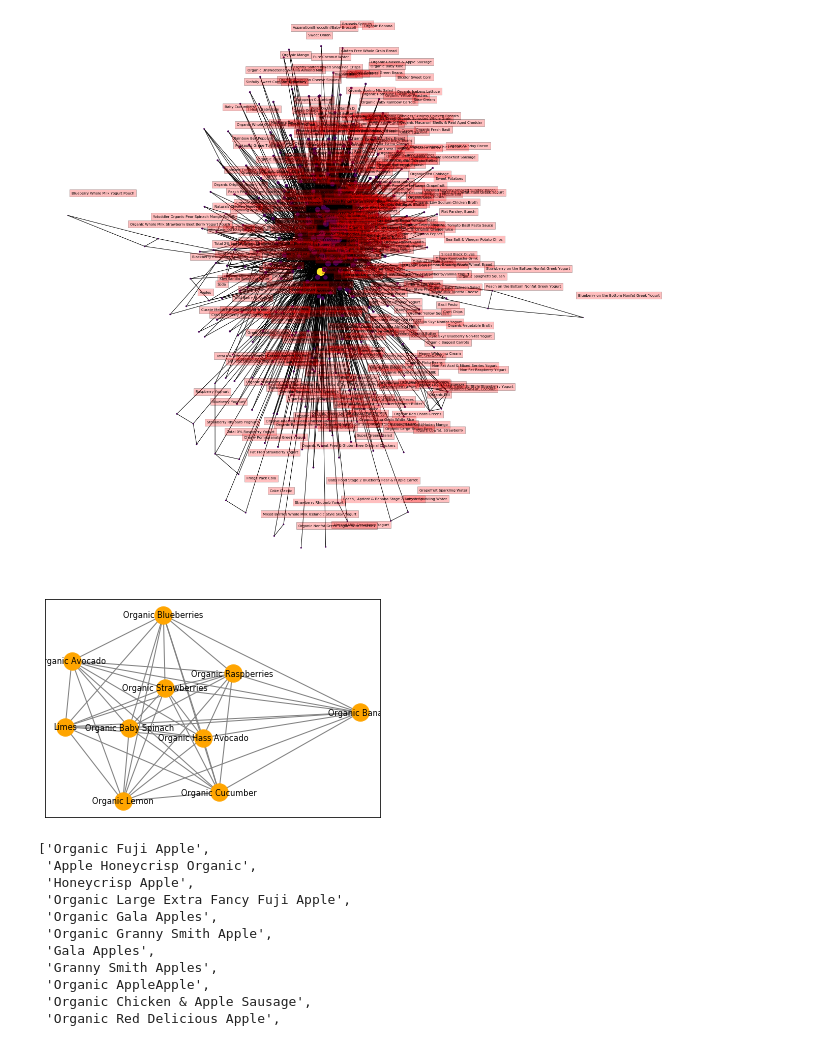
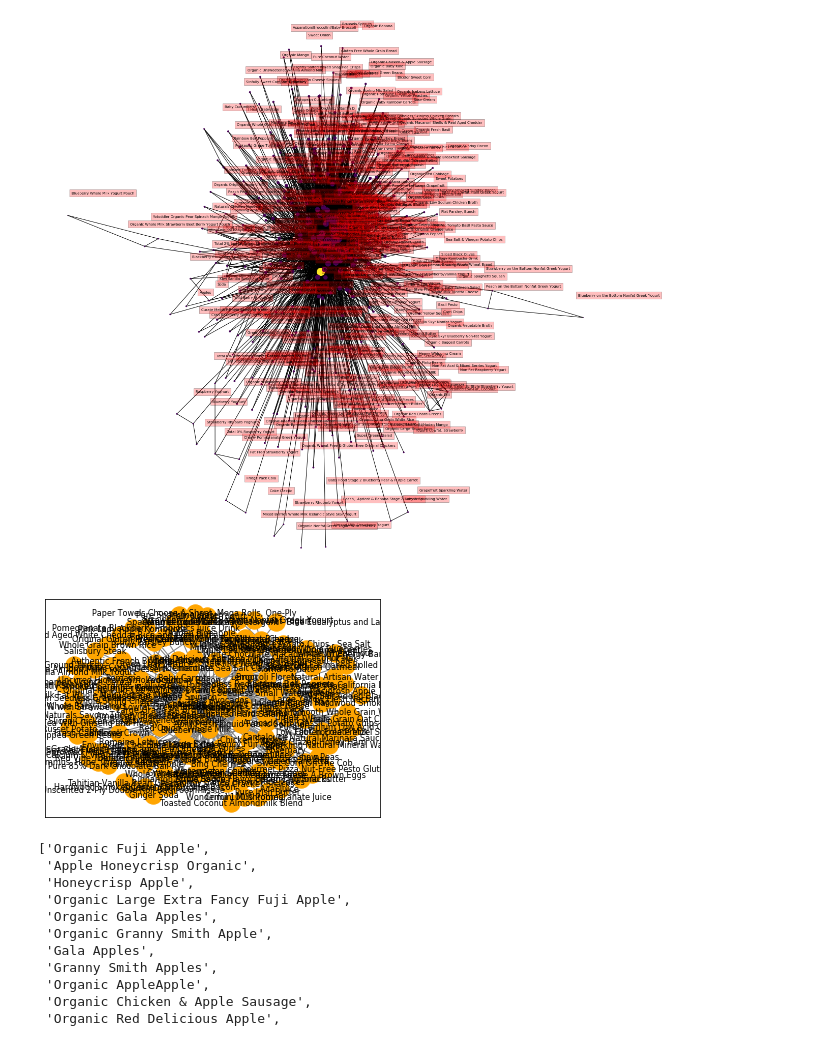
Before and after one commit to NeilSinclair/GroceryNetwork, a Jupyter notebook: Basket Network Analysis.ipynb, the cells around one changed output. Cells and saved outputs as stored; diff of their text form; code cells hidden in the pictures.

```diff
--- a/Basket Network Analysis.ipynb
+++ b/Basket Network Analysis.ipynb
@@ -64,0 +111,11 @@ counts = collections.Counter(paired_products)
+# %%
+paired_products_large = []
+
+# Create the pairwise product combinations
+for order_id in tqdm(order_ids):
+    tmp_df = orders_large[orders_large['order_id'] == order_id]
+    paired_products_large.extend(list(itertools.combinations(tmp_df.iloc[:, 2], 2)))
+# %%
+counts_small = collections.Counter(paired_products_small)
+
+counts_large = collections.Counter(paired_products_large)
@@ -65,6 +126,10 @@ counts = collections.Counter(paired_products)
 # %%
-food_df = pd.DataFrame(counts.most_common(50000),
+food_df_small = pd.DataFrame(counts_small.most_common(50000),
                       columns = ['products', 'counts'])
+
+
+food_df_large = pd.DataFrame(counts_large.most_common(50000),
+                      columns = ['products', 'counts'])
 # %%
 # Save the food dataframe for quicker processing
 # with open('pair_counts.pickle', 'wb') as f:
@@ -76,3 +142,6 @@ d = food_df.iloc[:10000, :].set_index('products').T.to_dict('records')
+# %%
+# d = food_df_small.set_index('products').T.to_dict('records')
+d = food_df_large.set_index('products').T.to_dict('records')
 # %%
 G = nx.Graph()
 
@@ -145,12 +212,12 @@ plt.axis('off')
 [figure]
 # %%
 pos = nx.spring_layout(G)
-G_sub = nx.ego_graph(G, n = 'Organic Banana', radius=1, center=True, undirected=False, distance=None)
+G_sub = nx.ego_graph(G, n = 'Banana', radius=1, center=True, undirected=False, distance=None)
 pos3 = nx.spring_layout(G_sub)
 nx.draw_networkx(G_sub, pos=pos3, with_labels=True,
                 edge_color = 'grey', node_color = 'orange', font_size = 8)
 # %% [output]
-[figure, old version]
+[figure, new version]
 # %%
 # Traverse the graph by selecting the most weighted item
 def traverse_graph(item, traversals, cutoff = 1, random_ = False):
```
Also changed, not shown: parts of 22 cells of this notebook, 2 other files.
